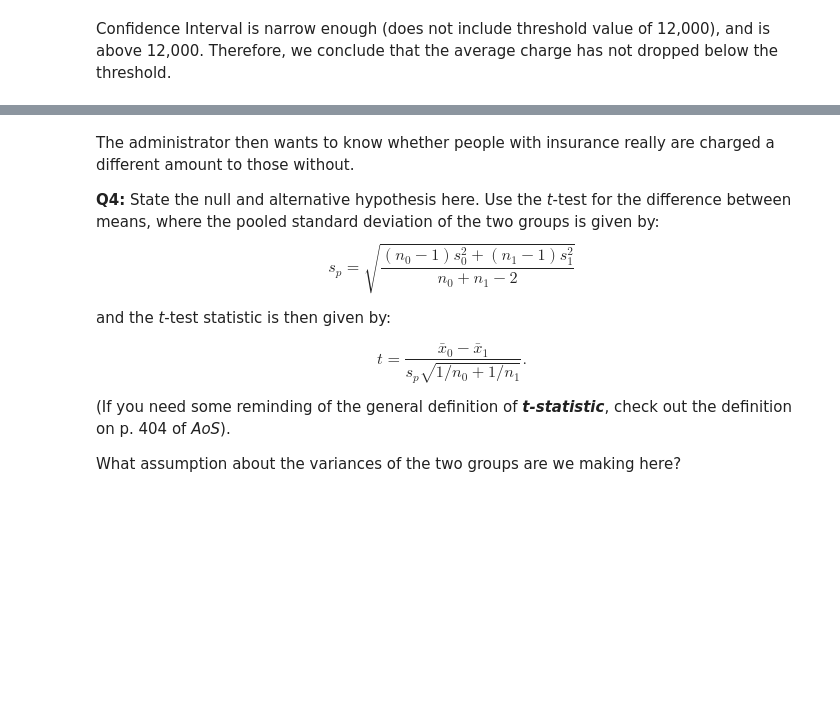
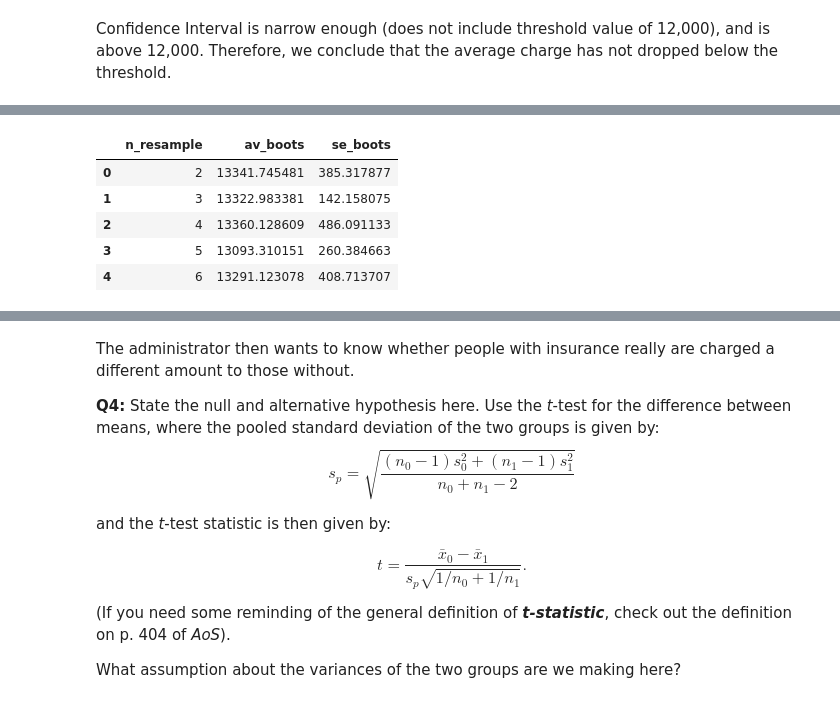
Before and after one commit to ysereda/Springboard, a Jupyter notebook: 11.1.3_Frequentist_Inference_Case_Study_B.ipynb, the cells around one changed output, grey strips where cells are left out. Cells and saved outputs as stored; diff of their text form; code cells hidden in the pictures; blank space fills up the shorter version.

```diff
--- a/11.1.3_Frequentist_Inference_Case_Study_B.ipynb
+++ b/11.1.3_Frequentist_Inference_Case_Study_B.ipynb
@@ -117,0 +130,10 @@ Confidence Interval is narrow enough (does not include threshold value of 12,000
+# %%
+boots_converg = pd.read_csv('C:/Sereda/Lectures/Springboard/11/1.3/boots_converg.csv', names=['n_resample','av_boots','se_boots'])
+boots_converg.head()
+# %% [output]
+|  | n_resample | av_boots | se_boots |
+| 0 | 2 | 13341.745481 | 385.317877 |
+| 1 | 3 | 13322.983381 | 142.158075 |
+| 2 | 4 | 13360.128609 | 486.091133 |
+| 3 | 5 | 13093.310151 | 260.384663 |
+| 4 | 6 | 13291.123078 | 408.713707 |
```
Also changed, not shown: parts of 41 cells of this notebook.
